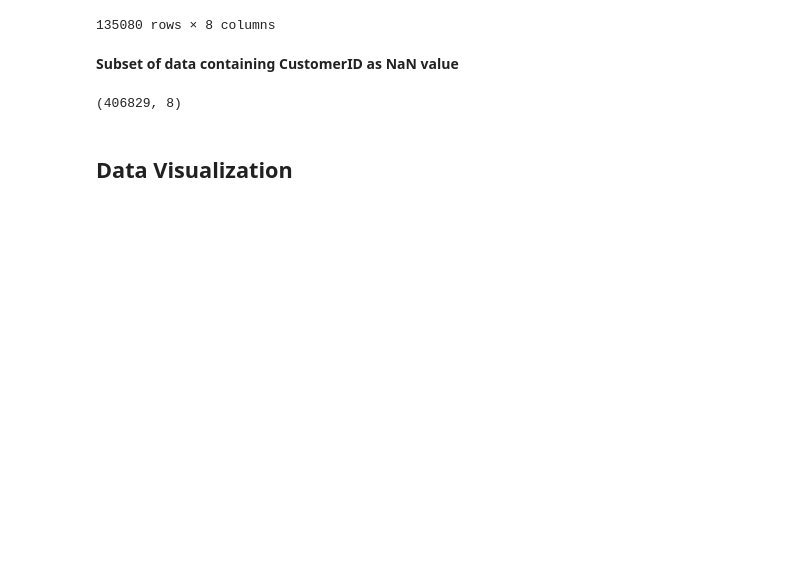
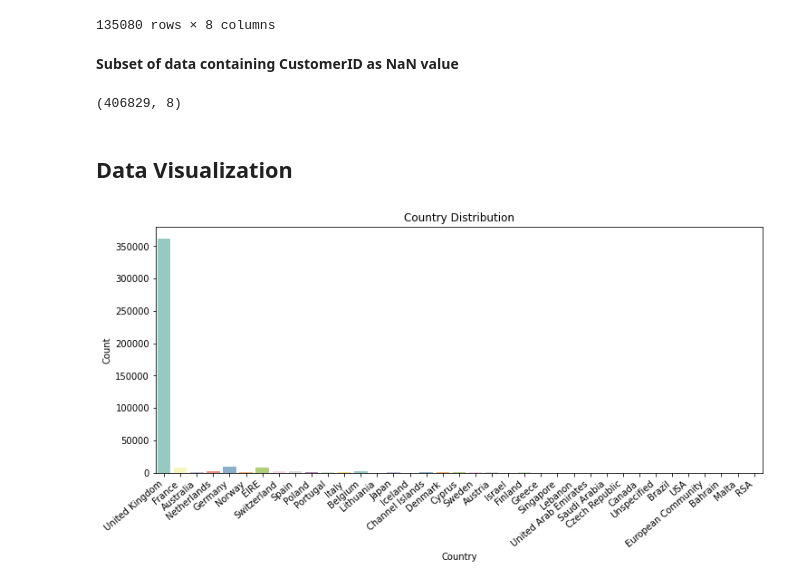
Before and after one commit to AbhijeetS1112/Online-Retail-Customer-Segmentation, a Jupyter notebook: Online_Retail_Customer_Segmentation.ipynb, the cells around one changed output. Drawn from its saved outputs; the diff is of its cells as text; code cells hidden in the pictures; blank space fills up the shorter version.

```diff
--- a/Online_Retail_Customer_Segmentation.ipynb
+++ b/Online_Retail_Customer_Segmentation.ipynb
@@ -178,3 +178,13 @@ df.shape
 df['CustomerID'] = df['CustomerID'].astype(str)
 # %% [markdown]
 ## **Data Visualization**
+# %%
+#Country Distribution
+plt.figure(figsize=(12,5))
+sns.countplot(df['Country'],palette= 'Set3')
+plt.xticks(rotation=40,ha='right')
+plt.title("Country Distribution")
+plt.xlabel('Country')
+plt.ylabel('Count');
+# %% [output]
+[figure, added]
```
Also changed, not shown: parts of 33 cells of this notebook.
